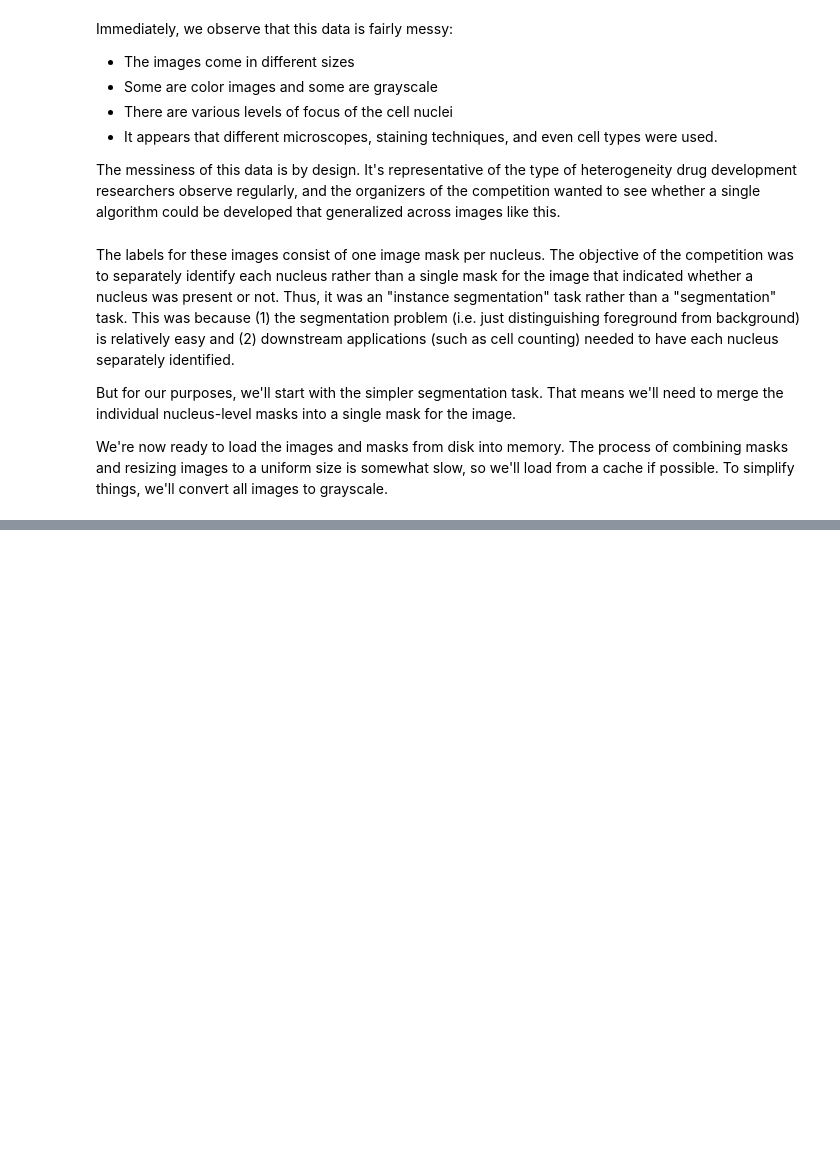
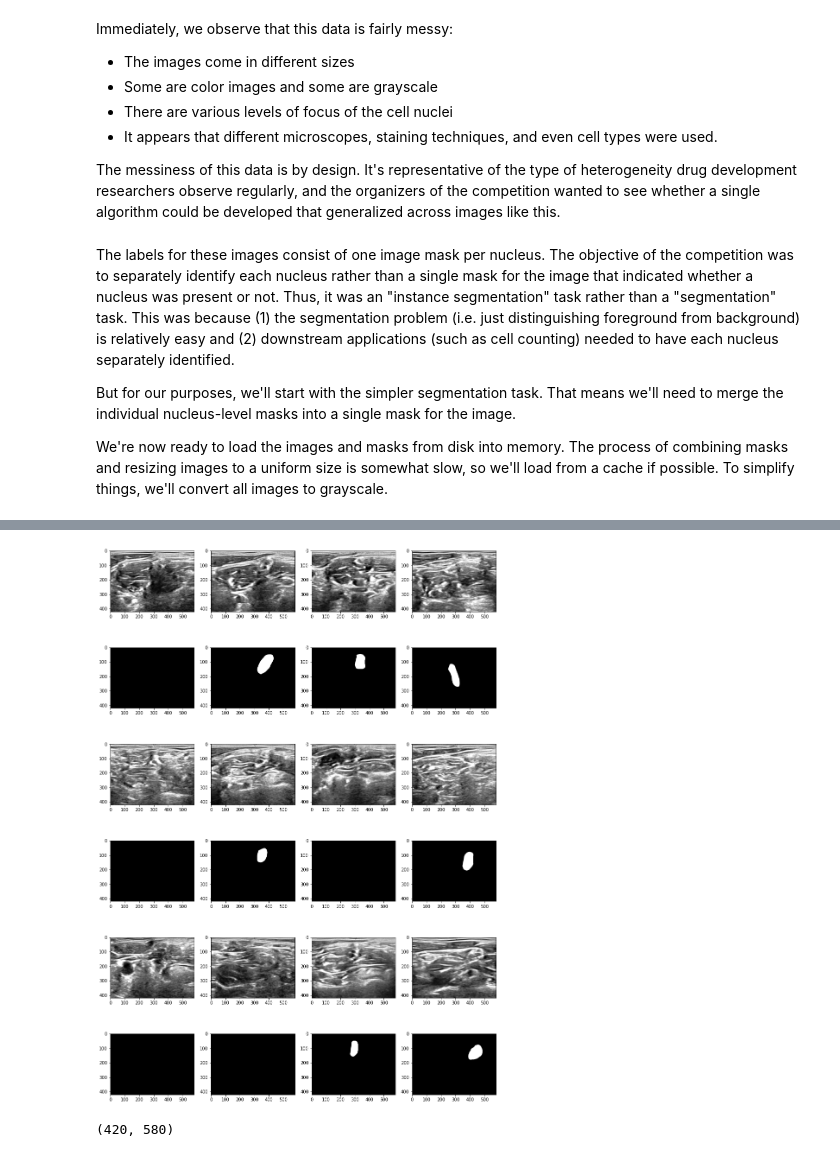
Before and after one commit to benb111/unet, a Jupyter notebook: unet.ipynb, the cells around one changed output, grey strips where cells are left out. Saved outputs shown, nothing was run; the diff lists cells and outputs as text; code cells hidden in the pictures; blank space fills up the shorter version.

```diff
--- a/unet.ipynb
+++ b/unet.ipynb
@@ -311,3 +480,28 @@ LOCAL_RANK: 0 - CUDA_VISIBLE_DEVICES: [0]
+# %%
+random.seed(3)
+
+rand_pairs = random.sample(all_sub_img_pairs, 12)
+
+_, subaxes = plt.subplots(6, 4, figsize=(16, 24))
+subaxes = subaxes.flatten()
+for i, (sub_idx, img_idx) in enumerate(rand_pairs):
+    subaxes[8*(i // 4) + i%4].imshow(load_image(sub_idx, img_idx), cmap='Greys_r')
+    subaxes[8*(i // 4) + 4 + i%4].imshow(load_mask(sub_idx, img_idx), cmap='Greys_r')
+# %% [output]
+[figure, added]
+# %%
+# Split train and validation set
+# Create X_train, X_val, Y_train, and Y_val
+
+# Given any set of y_pred and y_true, we need to
+#   - Compute the IoU
+#   - Compute the Dice coefficient
+#   - Show N random images at the Pth percentile or below
+
+img = load_image(1, 3)
+img.shape
+# %% [output]
+(420, 580)
 # %%
 %reload_ext tensorboard
 %tensorboard --logdir lightning_logs/ --port=8008
```
Also changed, not shown: parts of 12 cells of this notebook, 1 other file.
